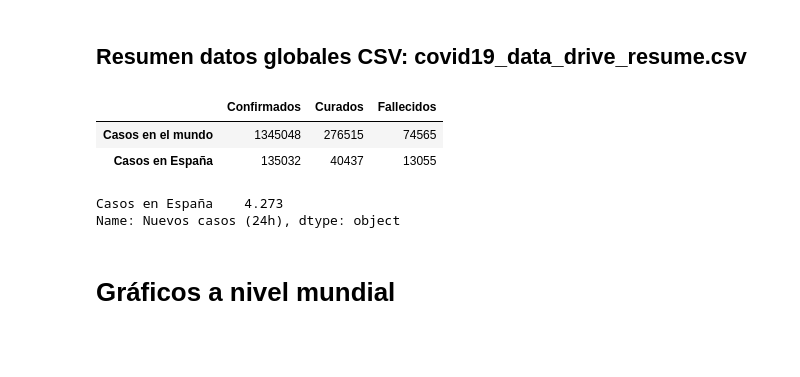
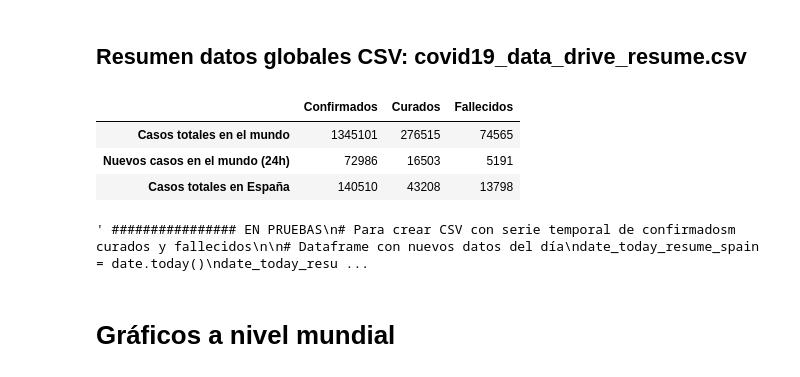
Before and after one commit to akakicreations/covid19-project, a Jupyter notebook: covid19_notebook_WEBFINAL.ipynb, the cells around one changed output. Cells and saved outputs as stored; diff of their text form; code cells hidden in the pictures; blank space fills up the shorter version.

Commit message:
actualización diaria datos

```diff
--- a/covid19_notebook_WEBFINAL.ipynb
+++ b/covid19_notebook_WEBFINAL.ipynb
@@ -15,7 +15,7 @@ date_daybefore = date_today - timedelta(days=1)
 date_today = date_today.strftime('%d/%m')
 date_daybefore = date_daybefore.strftime('%d/%m')
 # %%
-path_spain = 'pdf_files/Actualizacion_67_COVID-19.pdf'
+path_spain = 'pdf_files/Actualizacion_68_COVID-19.pdf'
 new_inform = 68
 # %% [markdown]
 # Preparación inicial
@@ -201,54 +201,75 @@ data_recovered_world_daybefore = int(data_recovered_world.sum(axis=1).tail(2).il
 #Nuevos casos 24h
 data_confirmed_world_newcases = data_confirmed_world_actual - data_confirmed_world_daybefore
 data_deaths_world_newcases = data_deaths_world_actual - data_deaths_world_daybefore
 data_recovered_world_newcases = data_recovered_world_actual -data_recovered_world_daybefore
-newcases_list = [data_confirmed_world_newcases, data_recovered_world_newcases, data_deaths_world_newcases]
-#FALTA AÑADIR LA NUEVA FILA
+
+#Creo un dataframe con datos anteriores
+data_world_newcases = pd.DataFrame({'Confirmados': data_confirmed_world_newcases,'Curados': data_recovered_world_newcases, 'Fallecidos': data_deaths_world_newcases}, index=['Nuevos casos en el mundo (24h)'])
+
 
 #Modificar para últimos datos
 data_world_resume = pd.DataFrame({'Confirmados':[data_confirmed_world_actual], 'Curados':[data_recovered_world_actual],'Fallecidos':[data_deaths_world_actual]})
 data_columns = ['Confirmados', 'Curados','Fallecidos']
 data_world_resume.columns = data_columns
-data_world_resume.rename(index={0: "Casos en el mundo"}, inplace=True)
+data_world_resume.rename(index={0: "Casos totales en el mundo"}, inplace=True)
 
 ##### EN ESPAÑA
 
 #Importado de PDF
 import tabula
 from tabula import read_pdf
 data_spain_resume = tabula.read_pdf(path_spain, stream=True, pages=1)[0]
 data_spain_resume.columns = ['Comunidades Autónomas','Confirmados', 'IA', 'Hospitalizados', 'UCI', 'Fallecidos', 'Curados', 'Nuevos casos (24h)']
-data_spain_resume.rename(index={23: "Casos en España"}, inplace=True)
+data_spain_resume.rename(index={23: "Casos totales en España"}, inplace=True)
 
-#Selecciono los datos del día anterior
+# Nuevos casos en España (24h)
 data_spain_resume_newcases = data_spain_resume['Nuevos casos (24h)'].tail(1)
-#FALTA AÑADIR LA NUEVA FILA
+# REVISAR, NO FUNCIONAAAAAA
+# data_spain_resume_newcases = data_spain_resume.iloc[[0],[7]]
+# Modificar para últimos datos
+data_spain_newcases = pd.DataFrame({'Confirmados': data_spain_resume_newcases,'Curados': 'NaN', 'Fallecidos': 'NaN'}, index=['Nuevos casos en España (24h)'])
 
 #Selecciono los últimos casos
-data_spain_resume = data_spain_resume.tail(1)
-data_spain_resume = data_spain_resume[['Confirmados', 'Curados', 'Fallecidos']]
-data_spain_resume['Confirmados'] = data_spain_resume['Confirmados'].str.replace('.','')
-data_spain_resume['Fallecidos'] = data_spain_resume['Fallecidos'].str.replace('.','')
-data_spain_resume['Curados'] = data_spain_resume['Curados'].str.replace('.','')
-
-
+data_spain_resume_last = data_spain_resume.tail(1)
+data_spain_resume_last = data_spain_resume_last[['Confirmados', 'Curados', 'Fallecidos']]
+data_spain_resume_last['Confirmados'] = data_spain_resume_last['Confirmados'].str.replace('.','')
+data_spain_resume_last['Fallecidos'] = data_spain_resume_last['Fallecidos'].str.replace('.','')
+data_spain_resume_last['Curados'] = data_spain_resume_last['Curados'].str.replace('.','')
 
 ##### JUNTAR
-data_resume_final = pd.concat([data_world_resume, data_spain_resume])
+data_resume_final = pd.concat([data_world_resume, data_world_newcases, data_spain_resume_last])
 
 data_resume_final.to_csv('covid19_data_drive_resume.csv', sep = ';')
 data_resume_final.head()
 #df.merge(pd.DataFrame(data = [s.values] * len(s), columns = s.index), left_index=True, right_index=True)
 data_resume_final
 # %% [output]
 |  | Confirmados | Curados | Fallecidos |
-| Casos en el mundo | 1345048 | 276515 | 74565 |
-| Casos en España | 135032 | 40437 | 13055 |
+| Casos totales en el mundo | 1345101 | 276515 | 74565 |
+| Nuevos casos en el mundo (24h) | 72986 | 16503 | 5191 |
+| Casos totales en España | 140510 | 43208 | 13798 |
-# %%
-data_spain_resume_newcases
-# %% [output]
-Casos en España    4.273
-Name: Nuevos casos (24h), dtype: object
+# %%
+''' ################ EN PRUEBAS
+# Para crear CSV con serie temporal de confirmadosm curados y fallecidos
+
+# Dataframe con nuevos datos del día
+date_today_resume_spain = date.today()
+date_today_resume_spain = date_today_resume_spain.strftime('%Y-%m-%d')
+data_spain_resume_evolution_last = data_spain_resume_last.transpose()
+data_spain_resume_evolution_last.columns = [date_today_resume_spain]
+# data_spain_resume_evolution_last.to_csv('covid19_data_spain_resume_evolution2.csv', sep = ';')
+
+# Cargar lo que hay y añadir nueva columna
+data_spain_resume_evolution_process = pd.read_csv("covid19_data_spain_resume_evolution2.csv", sep = ';', encoding="utf-8")
+data_spain_resume_evolution_process = data_spain_resume_evolution_process.set_index('Unnamed: 0')
+data_spain_resume_evolution_process.index.name = None
+data_spain_resume_evolution_final = pd.merge(data_spain_resume_evolution_process,data_spain_resume_evolution_last, left_index=True, right_index=True)
+
+# Guardar encima del anterior
+#data_spain_resume_evolution_final.to_csv('covid19_data_spain_resume_evolution2.csv', sep = ';')
+'''
+# %% [output]
+' ################ EN PRUEBAS\n# Para crear CSV con serie temporal de confirmadosm curados y fallecidos\n\n# Dataframe con nuevos datos del día\ndate_today_resume_spain = date.today()\ndate_today_resu ...
 # %% [markdown]
 # Gráficos a nivel mundial
 # %% [markdown]
```
Also changed, not shown: parts of 9 cells of this notebook, 12 other files.
